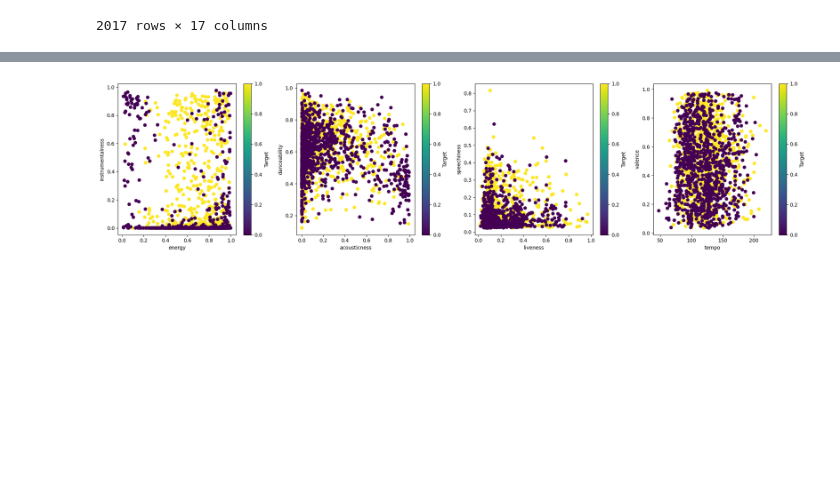
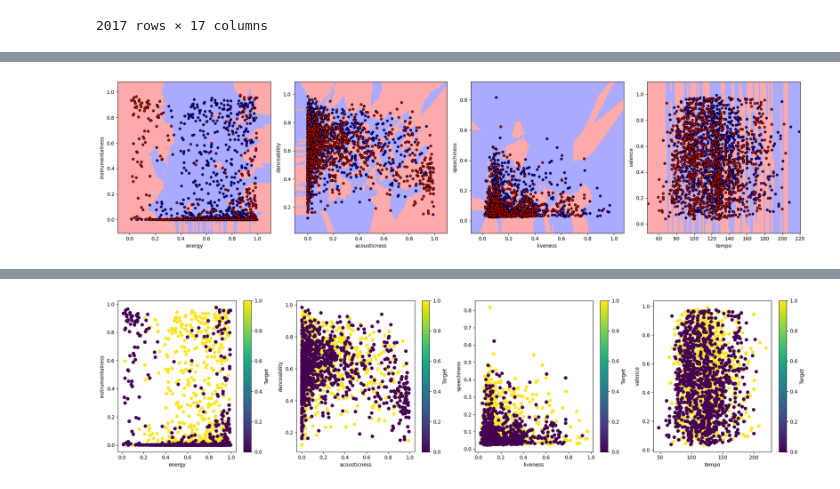
Before and after one commit to PatriciaRoxana/Big-data-lab1, a Jupyter notebook: Laboratorio_2.ipynb, the cells around one changed output, grey strips where cells are left out. Saved outputs shown, nothing was run; the diff lists cells and outputs as text; code cells hidden in the pictures; blank space fills up the shorter version.

```diff
--- a/Laboratorio_2.ipynb
+++ b/Laboratorio_2.ipynb
@@ -17,8 +23,9 @@ from sklearn.svm import SVC
 # %%
 
-ruta_de_archivos = '/content/drive/MyDrive/big data/Laboratorio 2/Canciones_Spotify.csv'
-ruta_completa = os.path.join(ruta_de_archivos)  # Ruta completa al archivo
-df = pd.read_csv(ruta_completa)  # Cargar el archivo CSV en un DataFrame
+arch = '/content/drive/MyDrive/big data/Laboratorio 2/Canciones_Spotify.csv'
+# Cargar el archivo CSV en un DataFrame
+df = pd.read_csv(arch)
+
 df
 # %% [output]
 |  | Unnamed: 0 | acousticness | danceability | duration_ms | energy | instrumentalness | key | liveness | ... |
@@ -61,0 +164,56 @@ df1.dropna(subset=['target'])
+# %%
+import numpy as np
+import matplotlib.pyplot as plt
+from matplotlib.colors import ListedColormap
+from sklearn.neighbors import KNeighborsClassifier
+
+li = [
+    ("energy", "instrumentalness"),
+    ("acousticness", "danceability"),
+    ("liveness", "speechiness"),
+    ("tempo", "valence")
+]
+
+def visualize_classification(df1, x_feature, y_feature, ax):
+    # Colores para las áreas y puntos
+    cmap_light = ListedColormap(['#FFAAAA', '#AAFFAA', '#AAAAFF'])
+    cmap_bold = ListedColormap(['#FF0000', '#00FF00', '#0000FF'])
+
+    # Extraer datos relevantes
+    X = df1[[x_feature, y_feature]].values
+    y = df1['target'].values
+
+    # Crear y entrenar un nuevo modelo KNN con solo las dos características
+    knn = KNeighborsClassifier(n_neighbors=3)#mejor valor
+    knn.fit(X, y)
+
+    # Límites para los ejes x e y
+    x_min, x_max = X[:, 0].min() - .1, X[:, 0].max() + .1
+    y_min, y_max = X[:, 1].min() - .1, X[:, 1].max() + .1
+    xx, yy = np.meshgrid(np.linspace(x_min, x_max, 100),
+                         np.linspace(y_min, y_max, 100))
+
+    # Predecir para cada punto en la malla
+    Z = knn.predict(np.c_[xx.ravel(), yy.ravel()])
+    Z = Z.reshape(xx.shape)
+
+    # Graficar las fronteras
+    ax.pcolormesh(xx, yy, Z, cmap=cmap_light)
+
+    # Graficar los puntos
+    ax.scatter(X[:, 0], X[:, 1], c=y, cmap=cmap_bold, edgecolor='k', s=20)
+    ax.set_xlabel(x_feature)
+    ax.set_ylabel(y_feature)
+    ax.axis('tight')
+
+# Crear una figura para los subplots
+fig, axs = plt.subplots(nrows=1, ncols=len(li), figsize=(20, 5))
+
+# Graficar cada par de características
+for (x_feature, y_feature), ax in zip(li, axs):
+    visualize_classification(df1, x_feature, y_feature, ax)
+
+plt.tight_layout()
+plt.show()
+# %% [output]
+[figure, added]
```
Also changed, not shown: parts of 21 cells of this notebook.
